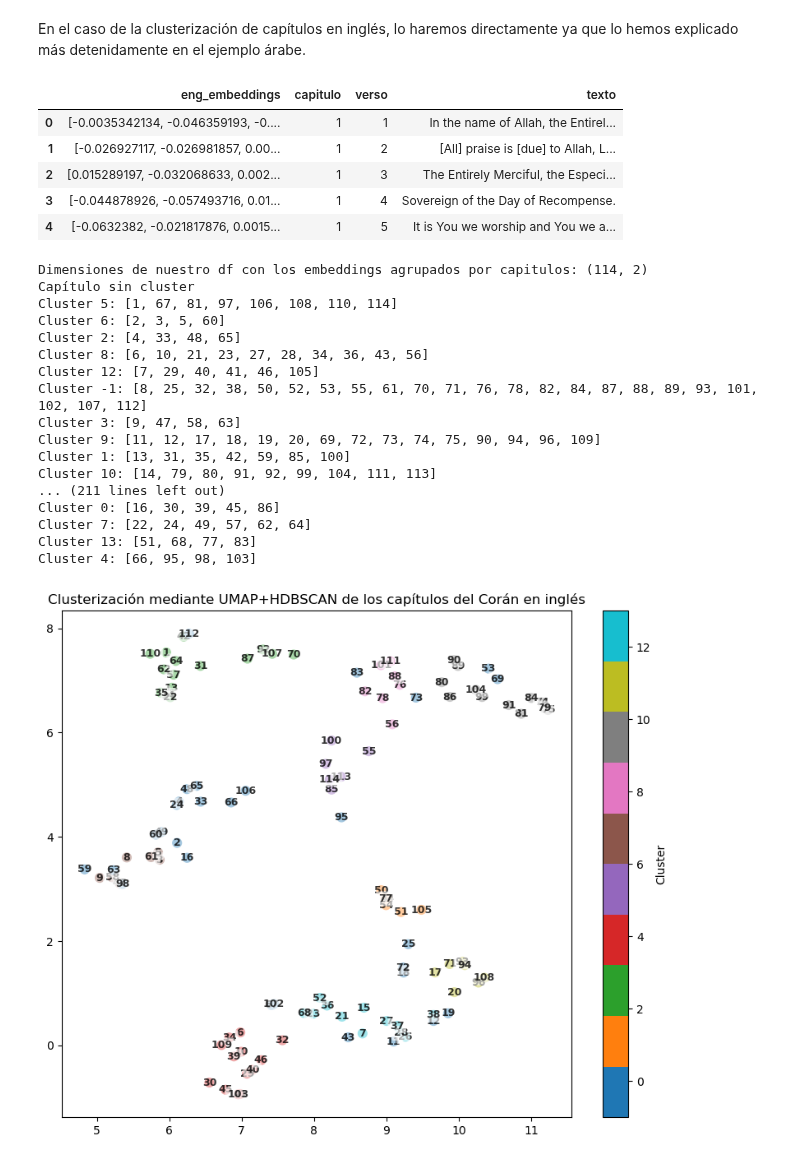
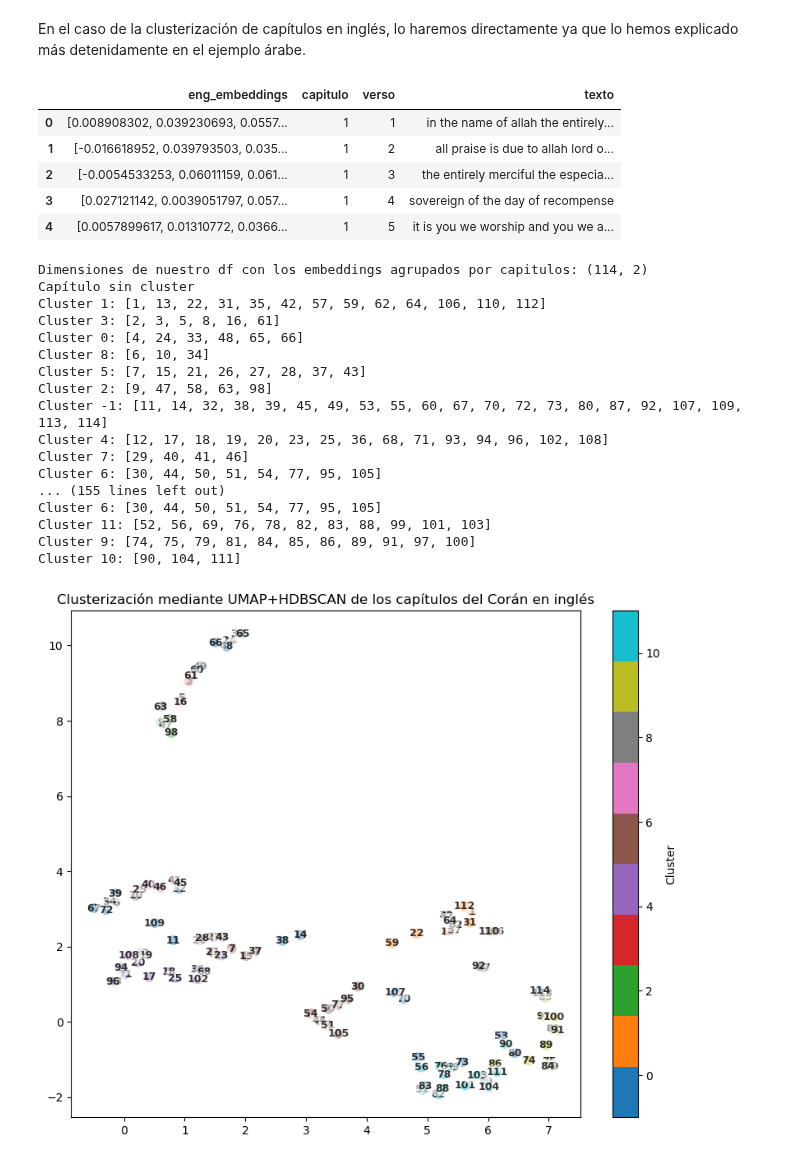
Before and after one commit to UnaiOlaiz/NLP-Group-Project, a Jupyter notebook: src/Generador de Topics + Clustering.ipynb, the cells around one changed output. Drawn from its saved outputs; the diff is of its cells as text; code cells hidden in the pictures.

```diff
--- a/src/Generador de Topics + Clustering.ipynb
+++ b/src/Generador de Topics + Clustering.ipynb
@@ -25,7 +22,7 @@ df_ar = pd.DataFrame(lines_ar, columns=["text"])
 df_ar["text"] = df_ar["text"].str.strip()
 
 
-with open("../data/raw_data/english_quran.txt", "r") as f:
+with open("../data/cleaned_data/cleaned_english_quran.txt", "r") as f:
     lines_eng = f.readlines()
 
 df_eng = pd.DataFrame(lines_eng, columns=["text"])
@@ -82,7 +79,7 @@ Dimensiones de nuestro df con los embeddings agrupados por capitulos: (114, 2)
 X = np.vstack(embeddings_cap_ar["arab_embeddings"].values) # Stackeamos verticalmente los embeddings por capítulo
 X_scaled = StandardScaler().fit_transform(X) # Y escalamos
 
-umap_reducer = umap.UMAP(
+umap_reducer_ar = umap.UMAP(
     n_neighbors=5,
     min_dist=0.1,
     n_components=10, # Lo dejaremos en 10 dimensiones para preservar mejor la información pero lo pasaremos a 2 después para una mejor visualización
@@ -90,7 +87,7 @@ umap_reducer = umap.UMAP(
     random_state=42
 )
 
-X_umap = umap_reducer.fit_transform(X_scaled)
+X_umap = umap_reducer_ar.fit_transform(X_scaled)
 # %% [markdown]
 Agrupación con HDBSCAN
 # %%
@@ -174,11 +171,11 @@ df_en.drop(columns=["text"], inplace=True)
 df_en.head()
 # %% [output]
 |  | eng_embeddings | capitulo | verso | texto |
-| 0 | [-0.0035342134, -0.046359193, -0.... | 1 | 1 | In the name of Allah, the Entirel... |
-| 1 | [-0.026927117, -0.026981857, 0.00... | 1 | 2 | [All] praise is [due] to Allah, L... |
-| 2 | [0.015289197, -0.032068633, 0.002... | 1 | 3 | The Entirely Merciful, the Especi... |
-| 3 | [-0.044878926, -0.057493716, 0.01... | 1 | 4 | Sovereign of the Day of Recompense. |
-| 4 | [-0.0632382, -0.021817876, 0.0015... | 1 | 5 | It is You we worship and You we a... |
+| 0 | [0.008908302, 0.039230693, 0.0557... | 1 | 1 | in the name of allah the entirely... |
+| 1 | [-0.016618952, 0.039793503, 0.035... | 1 | 2 | all praise is due to allah lord o... |
+| 2 | [-0.0054533253, 0.06011159, 0.061... | 1 | 3 | the entirely merciful the especia... |
+| 3 | [0.027121142, 0.0039051797, 0.057... | 1 | 4 | sovereign of the day of recompense |
+| 4 | [0.0057899617, 0.01310772, 0.0366... | 1 | 5 | it is you we worship and you we a... |
 # %%
 embeddings_cap_eng = (
     df_en.groupby("capitulo")["eng_embeddings"].apply(lambda x: np.mean(np.stack(x.values), axis=0))
@@ -189,7 +186,7 @@ print(f"Dimensiones de nuestro df con los embeddings agrupados por capitulos: {e
 X = np.vstack(embeddings_cap_eng["eng_embeddings"].values) # Stackeamos verticalmente los embeddings por capítulo
 X_scaled = StandardScaler().fit_transform(X) # Y escalamos
 
-umap_reducer = umap.UMAP(
+umap_reducer_eng = umap.UMAP(
     n_neighbors=5,
     min_dist=0.1,
     n_components=10, # Lo dejaremos en 10 dimensiones para preservar mejor la información pero lo pasaremos a 2 después para una mejor visualización
@@ -197,68 +194,67 @@ umap_reducer = umap.UMAP(
     random_state=42
 )
 
-X_umap = umap_reducer.fit_transform(X_scaled)
+X_umap = umap_reducer_eng.fit_transform(X_scaled)
 
-hdbscan_ar = hdbscan.HDBSCAN(
+hdbscan_eng = hdbscan.HDBSCAN(
     min_cluster_size = 3, # tamaño mínimo del cluster
     metric = "euclidean", # distancia euclidiana
     cluster_selection_epsilon = 0.05,
     cluster_selection_method = "leaf"
 )
 
-labels = hdbscan_ar.fit_predict(X_umap) # Labels predecidos por
+labels = hdbscan_eng.fit_predict(X_umap) # Labels predecidos por
 embeddings_cap_eng["cluster"] = labels
 
-
-for c in sorted(embeddings_cap_ar["cluster"].unique()):
+for c in sorted(embeddings_cap_eng["cluster"].unique()):
     if c == -1: # No ha encontrado cluster el capítulo
         print(f"Capítulo sin cluster")
-    for cl in embeddings_cap_ar["cluster"].unique():
-        print(f"Cluster {cl}: {embeddings_cap_ar.loc[embeddings_cap_ar['cluster'] == cl, 'capitulo'].tolist()}")
+    for cl in embeddings_cap_eng["cluster"].unique():
+        print(f"Cluster {cl}: {embeddings_cap_eng.loc[embeddings_cap_eng['cluster'] == cl, 'capitulo'].tolist()}")
 
 reducer_2d = umap.UMAP(
     n_neighbors=5,
     min_dist=0.1,
     n_components=2, # ahora sí lo pasamos a 2 dimensiones
     metric="cosine",
     random_state=42
 )
 X_2D = reducer_2d.fit_transform(X_scaled)
 
 plt.figure(figsize=(10,8))
 plt.scatter(X_2D[:,0], X_2D[:,1], c=labels, cmap="tab10", s=60)
 for i, cap in enumerate(embeddings_cap_eng["capitulo"]):
     plt.text(
         X_2D[i, 0],
         X_2D[i, 1],
         str(cap),
         fontsize=9,
         fontweight='bold',
         ha='center',
         va='center',
         color='black',       # color del texto
         alpha=0.8,
         bbox=dict(facecolor='white', alpha=0.6, edgecolor='none', boxstyle='round,pad=0.2')
     )
 plt.title("Clusterización mediante UMAP+HDBSCAN de los capítulos del Corán en inglés")
 plt.colorbar(label="Cluster")
 plt.show()
 # %% [output]
 Dimensiones de nuestro df con los embeddings agrupados por capitulos: (114, 2)
 Capítulo sin cluster
-Cluster 5: [1, 67, 81, 97, 106, 108, 110, 114]
-Cluster 6: [2, 3, 5, 60]
-Cluster 2: [4, 33, 48, 65]
-Cluster 8: [6, 10, 21, 23, 27, 28, 34, 36, 43, 56]
-Cluster 12: [7, 29, 40, 41, 46, 105]
-Cluster -1: [8, 25, 32, 38, 50, 52, 53, 55, 61, 70, 71, 76, 78, 82, 84, 87, 88, 89, 93, 101, 102, 107, 112]
-Cluster 3: [9, 47, 58, 63]
-Cluster 9: [11, 12, 17, 18, 19, 20, 69, 72, 73, 74, 75, 90, 94, 96, 109]
-Cluster 1: [13, 31, 35, 42, 59, 85, 100]
-Cluster 10: [14, 79, 80, 91, 92, 99, 104, 111, 113]
-... (211 lines left out)
-Cluster 0: [16, 30, 39, 45, 86]
-Cluster 7: [22, 24, 49, 57, 62, 64]
-Cluster 13: [51, 68, 77, 83]
-Cluster 4: [66, 95, 98, 103]
+Cluster 1: [1, 13, 22, 31, 35, 42, 57, 59, 62, 64, 106, 110, 112]
+Cluster 3: [2, 3, 5, 8, 16, 61]
+Cluster 0: [4, 24, 33, 48, 65, 66]
+Cluster 8: [6, 10, 34]
+Cluster 5: [7, 15, 21, 26, 27, 28, 37, 43]
+Cluster 2: [9, 47, 58, 63, 98]
+Cluster -1: [11, 14, 32, 38, 39, 45, 49, 53, 55, 60, 67, 70, 72, 73, 80, 87, 92, 107, 109, 113, 114]
+Cluster 4: [12, 17, 18, 19, 20, 23, 25, 36, 68, 71, 93, 94, 96, 102, 108]
+Cluster 7: [29, 40, 41, 46]
+Cluster 6: [30, 44, 50, 51, 54, 77, 95, 105]
+... (155 lines left out)
+Cluster 6: [30, 44, 50, 51, 54, 77, 95, 105]
+Cluster 11: [52, 56, 69, 76, 78, 82, 83, 88, 99, 101, 103]
+Cluster 9: [74, 75, 79, 81, 84, 85, 86, 89, 91, 97, 100]
+Cluster 10: [90, 104, 111]
-[figure, old version]
+[figure, new version]
```
Also changed, not shown: parts of 15 cells of this notebook, 3 other files.
